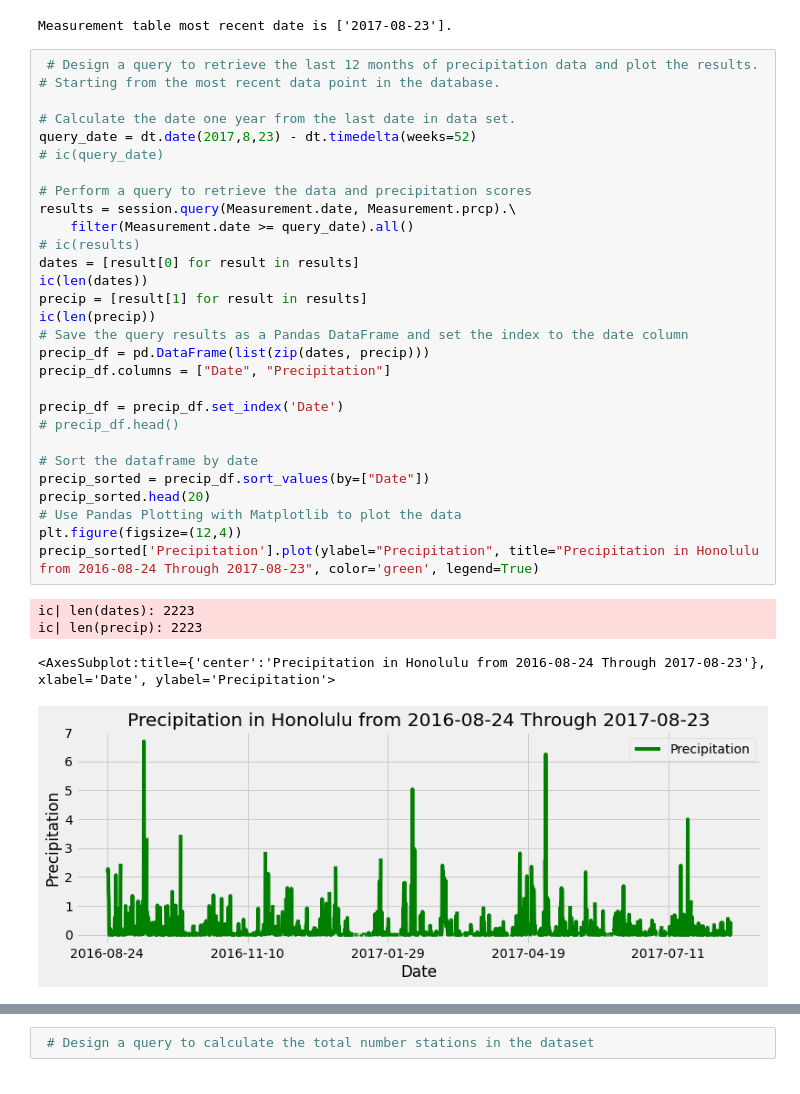
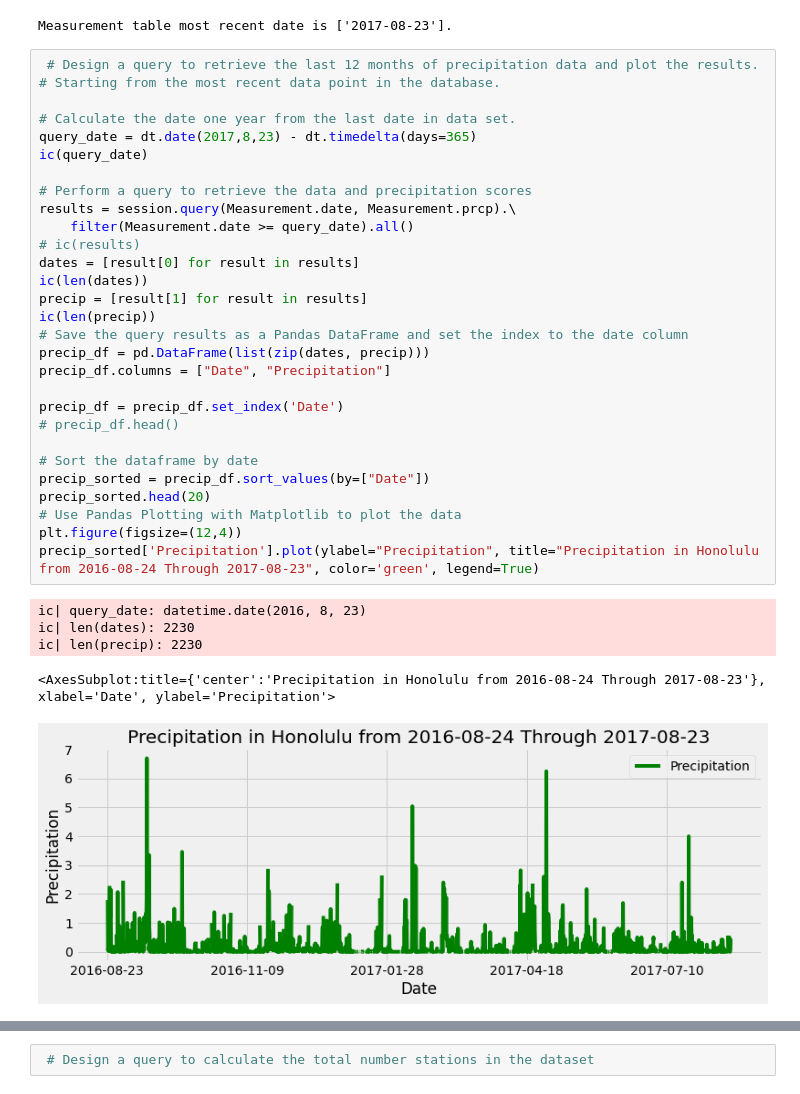
Before and after one commit to rromang/sqlalchemy-challenge, a Jupyter notebook: climate.ipynb, the cells around one changed output, grey strips where cells are left out. Saved outputs shown, nothing was run; the diff lists cells and outputs as text.

```diff
--- a/climate.ipynb
+++ b/climate.ipynb
@@ -70,34 +70,35 @@ Measurement table most recent date is ['2017-08-23'].
 # %%
  # Design a query to retrieve the last 12 months of precipitation data and plot the results.
 # Starting from the most recent data point in the database.
 
 # Calculate the date one year from the last date in data set.
-query_date = dt.date(2017,8,23) - dt.timedelta(weeks=52)
-# ic(query_date)
+query_date = dt.date(2017,8,23) - dt.timedelta(days=365)
+ic(query_date)
 
 # Perform a query to retrieve the data and precipitation scores
 results = session.query(Measurement.date, Measurement.prcp).\
     filter(Measurement.date >= query_date).all()
 # ic(results)
 dates = [result[0] for result in results]
 ic(len(dates))
 precip = [result[1] for result in results]
 ic(len(precip))
 # Save the query results as a Pandas DataFrame and set the index to the date column
 precip_df = pd.DataFrame(list(zip(dates, precip)))
 precip_df.columns = ["Date", "Precipitation"]
 
 precip_df = precip_df.set_index('Date')
 # precip_df.head()
 
 # Sort the dataframe by date
 precip_sorted = precip_df.sort_values(by=["Date"])
 precip_sorted.head(20)
 # Use Pandas Plotting with Matplotlib to plot the data
 plt.figure(figsize=(12,4))
 precip_sorted['Precipitation'].plot(ylabel="Precipitation", title="Precipitation in Honolulu from 2016-08-24 Through 2017-08-23", color='green', legend=True)
 # %% [output]
-ic| len(dates): 2223
-ic| len(precip): 2223
+ic| query_date: datetime.date(2016, 8, 23)
+ic| len(dates): 2230
+ic| len(precip): 2230
 <AxesSubplot:title={'center':'Precipitation in Honolulu from 2016-08-24 Through 2017-08-23'}, xlabel='Date', ylabel='Precipitation'>
-[figure, old version]
+[figure, new version]
```
Also changed, not shown: parts of 3 cells of this notebook.
